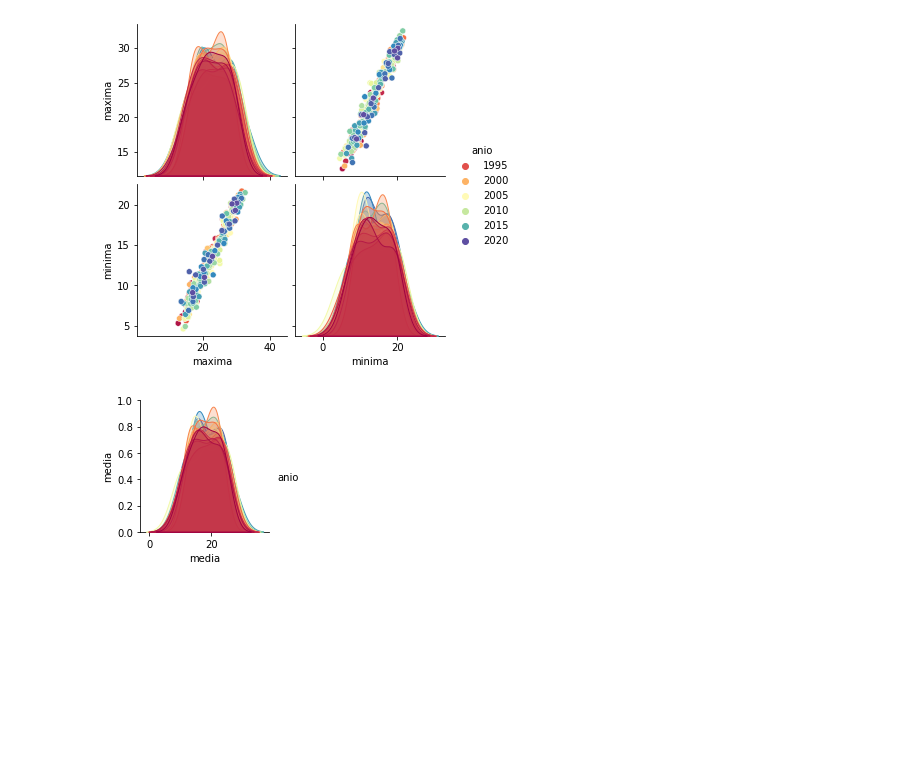
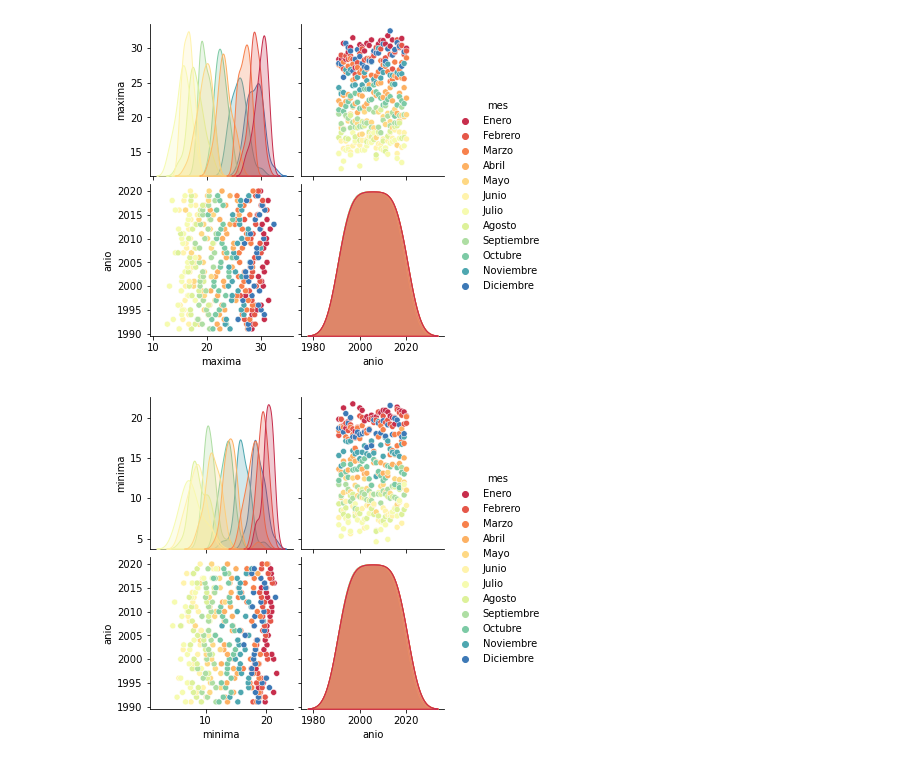
Before and after one commit to SimonAtias/Trabajos, a Jupyter notebook: Tec. Soporte Informático 2021/trabajoTemperaturas/notebooks/notebook.ipynb, the cells around one changed output. Drawn from its saved outputs; the diff is of its cells as text; code cells hidden in the pictures; blank space fills up the shorter version.

```diff
--- a/Tec. Soporte Informático 2021/trabajoTemperaturas/notebooks/notebook.ipynb
+++ b/Tec. Soporte Informático 2021/trabajoTemperaturas/notebooks/notebook.ipynb
@@ -1,17 +1,18 @@
 # %%
 import pandas as pd
 import numpy as np
 import seaborn as sns
 
 df = pd.read_csv("../data/historico_temperaturas.csv")
 df.drop_duplicates()
 df.dropna(inplace=True)
 
-df1 = df[["anio", "maxima", "minima", ]]
-grafico = sns.pairplot(df1,hue="anio",palette="Spectral")
-
-df2 = df[["anio", "media", ]]
-grafico = sns.pairplot(df2,hue="anio",palette="Spectral")
+df1 = df[["maxima", "mes", "anio" ]]
+grafico = sns.pairplot(df1,hue="mes",palette="Spectral")
 # %% [output]
-[figure, old version]
+[figure, new version]
-[figure, removed]
+# %%
+df2 = df[["minima", "mes", "anio" ]]
+grafico = sns.pairplot(df2,hue="mes",palette="Spectral")
+# %% [output]
+[figure, added]
```
Also changed, not shown: parts of 2 cells of this notebook.
